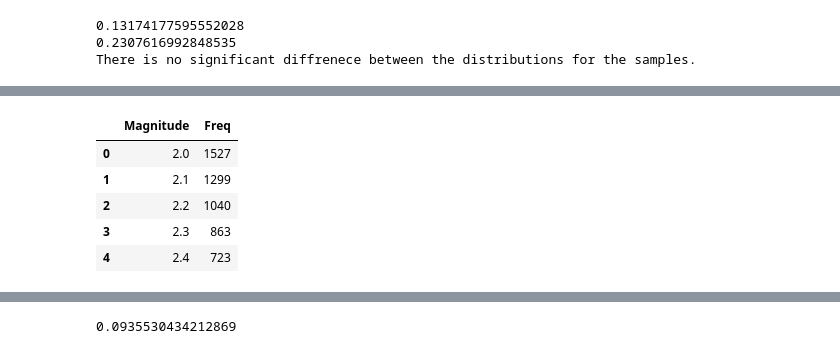
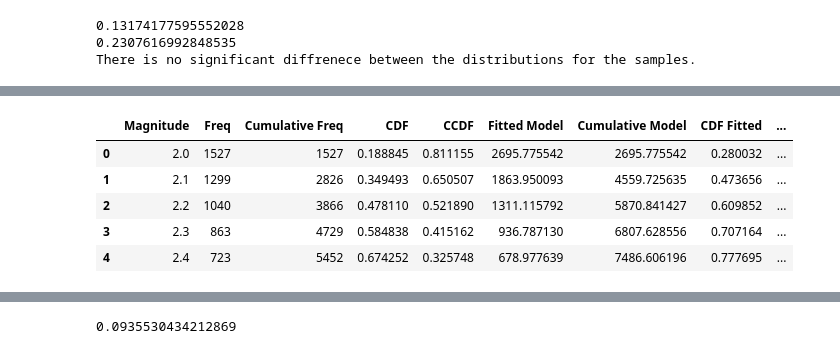
Before and after one commit to DimaFrank/Mathematical_Programming, a Jupyter notebook: Assignment_2.ipynb, the cells around one changed output, grey strips where cells are left out. Saved outputs shown, nothing was run; the diff lists cells and outputs as text; code cells hidden in the pictures.

```diff
--- a/Assignment_2.ipynb
+++ b/Assignment_2.ipynb
@@ -138,12 +138,12 @@ plt.show()
 # %% [output]
 [figure]
 # %%
-test=aggregated_data.copy()
-test = test.sort_values(by=['Magnitude'])
-test['Cumulative Freq'] = test['Freq'].cumsum()
-test['CDF'] = test['Cumulative Freq'] / test['Freq'].sum()
-test['CCDF'] = 1 - test['CDF']
-test.head(5)
+data=aggregated_data.copy()
+data = data.sort_values(by=['Magnitude'])
+data['Cumulative Freq'] = data['Freq'].cumsum()  # שכיחות המצתברת
+data['CDF'] = data['Cumulative Freq'] / data['Freq'].sum()
+data['CCDF'] = 1 - data['CDF']
+data.head(5)
 # %% [output]
 |  | Magnitude | Freq | Cumulative Freq | CDF | CCDF |
 | 0 | 2.0 | 1527 | 1527 | 0.188845 | 0.811155 |
@@ -230,8 +238,14 @@ plt.show()
 [figure]
 # %%
 figure(figsize=(8, 6), dpi=80)
-plt.plot(test['Magnitude'], test['CDF Actual'], 'r.', label='Actual CDF')
-plt.plot(test['Magnitude'], test['CDF Fitted'], 'b--', label='Fitted CDF')
+
+data['Fitted Model'] = f(data['Magnitude'])
+data['Cumulative Model'] = data['Fitted Model'].cumsum()
+data['CDF Fitted'] = data['Cumulative Model'] / data['Fitted Model'].sum()
+data['delta'] = abs(data['CDF Fitted'] - data['CDF'])
+
+plt.plot(data['Magnitude'], data['CDF'], 'r.', label='Actual CDF')
+plt.plot(data['Magnitude'], data['CDF Fitted'], 'b--', label='Fitted CDF')
 plt.title("CDF Fitted vs Actual CDF")
 plt.xlabel("Magnitude of Earthquake")
 plt.ylabel("CDF")
@@ -274,12 +301,12 @@ After each drop, I will calculate again the D (of KS test), until I get the mini
 # %%
-aggregated_data.head(5)
+data.head(5)
 # %% [output]
-|  | Magnitude | Freq |
-| 0 | 2.0 | 1527 |
-| 1 | 2.1 | 1299 |
-| 2 | 2.2 | 1040 |
-| 3 | 2.3 | 863 |
-| 4 | 2.4 | 723 |
+|  | Magnitude | Freq | Cumulative Freq | CDF | CCDF | Fitted Model | Cumulative Model | CDF Fitted | ... |
+| 0 | 2.0 | 1527 | 1527 | 0.188845 | 0.811155 | 2695.775542 | 2695.775542 | 0.280032 | ... |
+| 1 | 2.1 | 1299 | 2826 | 0.349493 | 0.650507 | 1863.950093 | 4559.725635 | 0.473656 | ... |
+| 2 | 2.2 | 1040 | 3866 | 0.478110 | 0.521890 | 1311.115792 | 5870.841427 | 0.609852 | ... |
+| 3 | 2.3 | 863 | 4729 | 0.584838 | 0.415162 | 936.787130 | 6807.628556 | 0.707164 | ... |
+| 4 | 2.4 | 723 | 5452 | 0.674252 | 0.325748 | 678.977639 | 7486.606196 | 0.777695 | ... |
 # %%
 estimation = aggregated_data.copy()
 results = []
```
Also changed, not shown: parts of 21 cells of this notebook.
